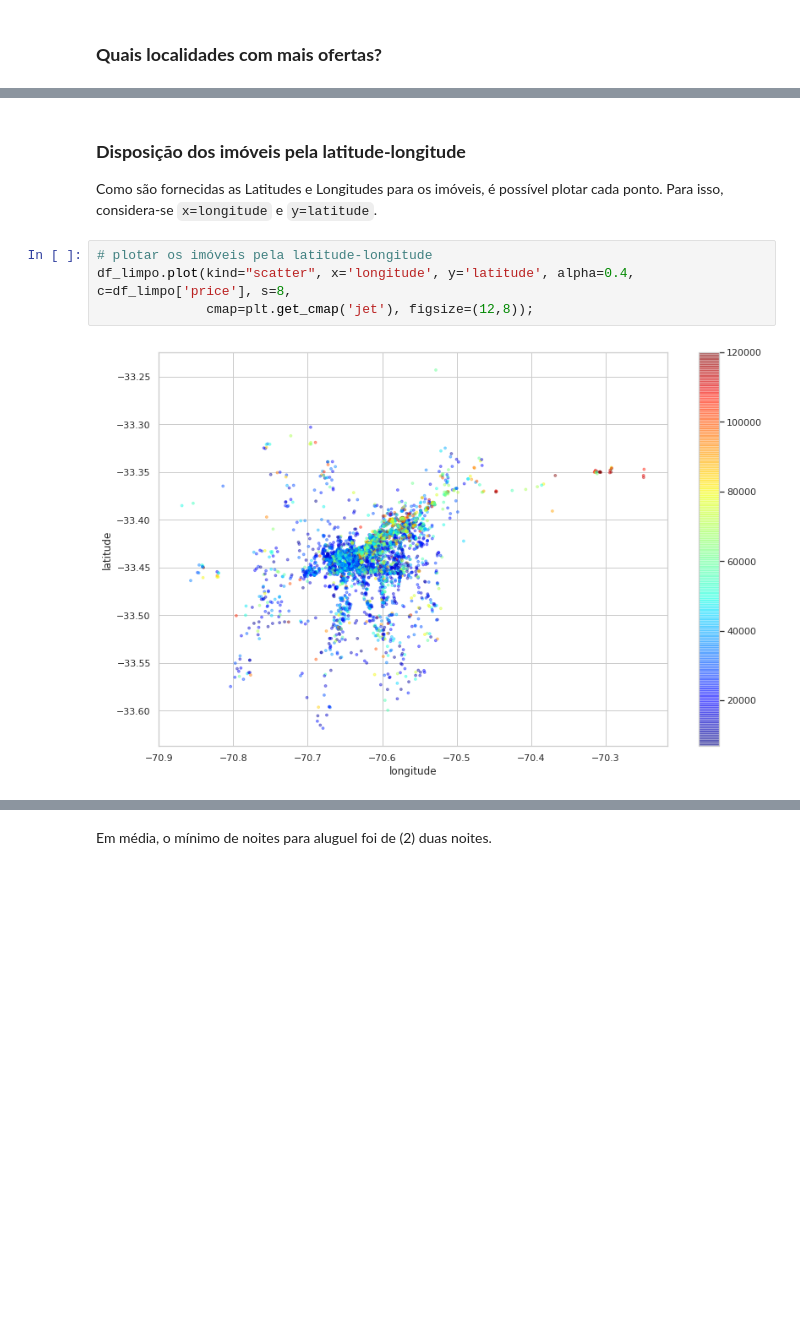
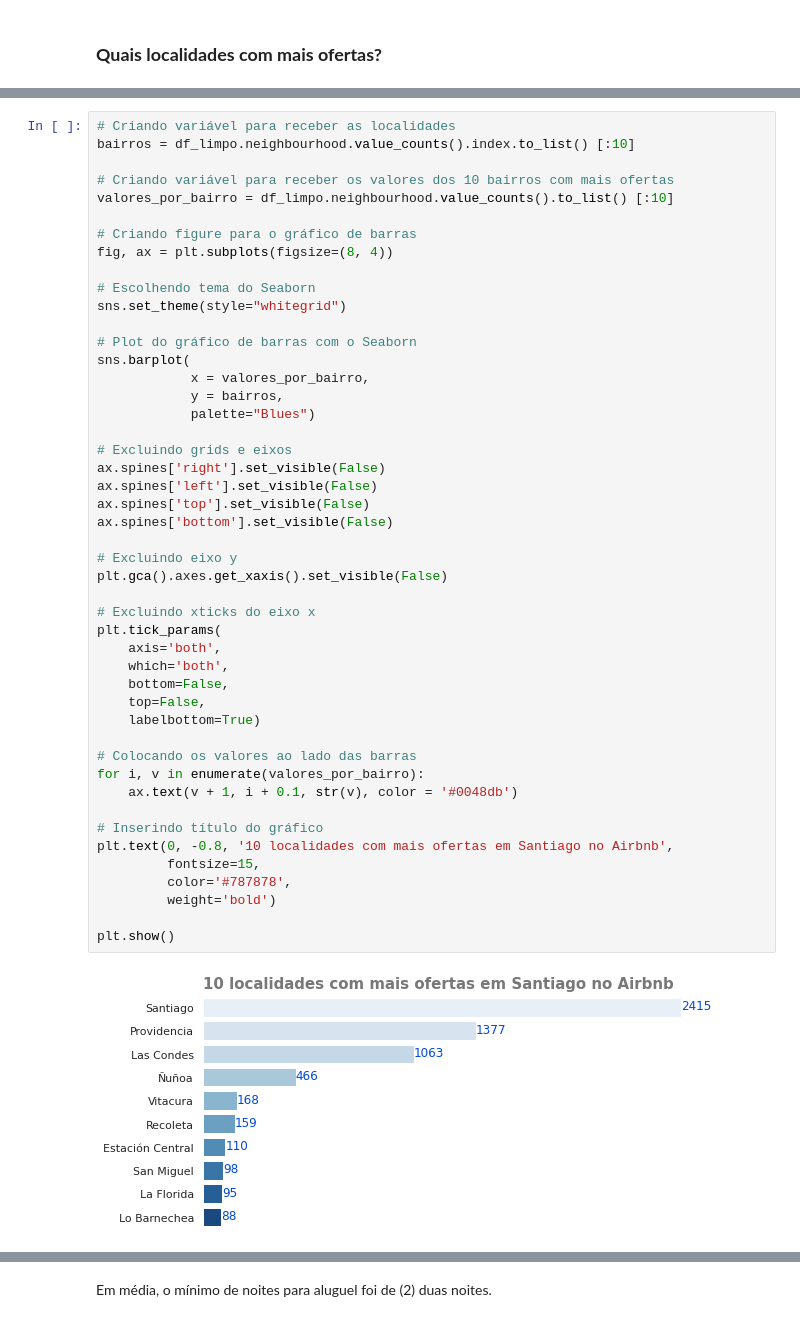
Before and after one commit to michaeljmcardoso/Projeto_Analisando-os-Dados-do-Airbnb_Santiago_Chile, a Jupyter notebook: Analisando_os_Dados_do_Airbnb_Santiago_Chile.ipynb, the cells around one changed output, grey strips where cells are left out. Drawn from its saved outputs; the diff is of its cells as text; blank space fills up the shorter version.

```diff
--- a/Analisando_os_Dados_do_Airbnb_Santiago_Chile.ipynb
+++ b/Analisando_os_Dados_do_Airbnb_Santiago_Chile.ipynb
@@ -689,11 +693,50 @@ fig.show()
-# %% [markdown]
-### **Disposição dos imóveis pela latitude-longitude**
-
-Como são fornecidas as Latitudes e Longitudes para os imóveis, é possível plotar cada ponto. Para isso, considera-se `x=longitude` e `y=latitude`.
-# %%
-# plotar os imóveis pela latitude-longitude
-df_limpo.plot(kind="scatter", x='longitude', y='latitude', alpha=0.4, c=df_limpo['price'], s=8,
-              cmap=plt.get_cmap('jet'), figsize=(12,8));
-# %% [output]
-[figure, removed]
+# %%
+# Criando variável para receber as localidades
+bairros = df_limpo.neighbourhood.value_counts().index.to_list() [:10]
+
+# Criando variável para receber os valores dos 10 bairros com mais ofertas
+valores_por_bairro = df_limpo.neighbourhood.value_counts().to_list() [:10]
+
+# Criando figure para o gráfico de barras
+fig, ax = plt.subplots(figsize=(8, 4))
+
+# Escolhendo tema do Seaborn
+sns.set_theme(style="whitegrid")
+
+# Plot do gráfico de barras com o Seaborn
+sns.barplot(
+            x = valores_por_bairro,
+            y = bairros,
+            palette="Blues")
+
+# Excluindo grids e eixos
+ax.spines['right'].set_visible(False)
+ax.spines['left'].set_visible(False)
+ax.spines['top'].set_visible(False)
+ax.spines['bottom'].set_visible(False)
+
+# Excluindo eixo y
+plt.gca().axes.get_xaxis().set_visible(False)
+
+# Excluindo xticks do eixo x
+plt.tick_params(
+    axis='both',
+    which='both',
+    bottom=False,
+    top=False,
+    labelbottom=True)
+
+# Colocando os valores ao lado das barras
+for i, v in enumerate(valores_por_bairro):
+    ax.text(v + 1, i + 0.1, str(v), color = '#0048db')
+
+# Inserindo título do gráfico
+plt.text(0, -0.8, '10 localidades com mais ofertas em Santiago no Airbnb',
+         fontsize=15,
+         color='#787878',
+         weight='bold')
+
+plt.show()
+# %% [output]
+[figure, added]
 # %% [markdown]
```
Also changed, not shown: parts of 27 cells of this notebook.
